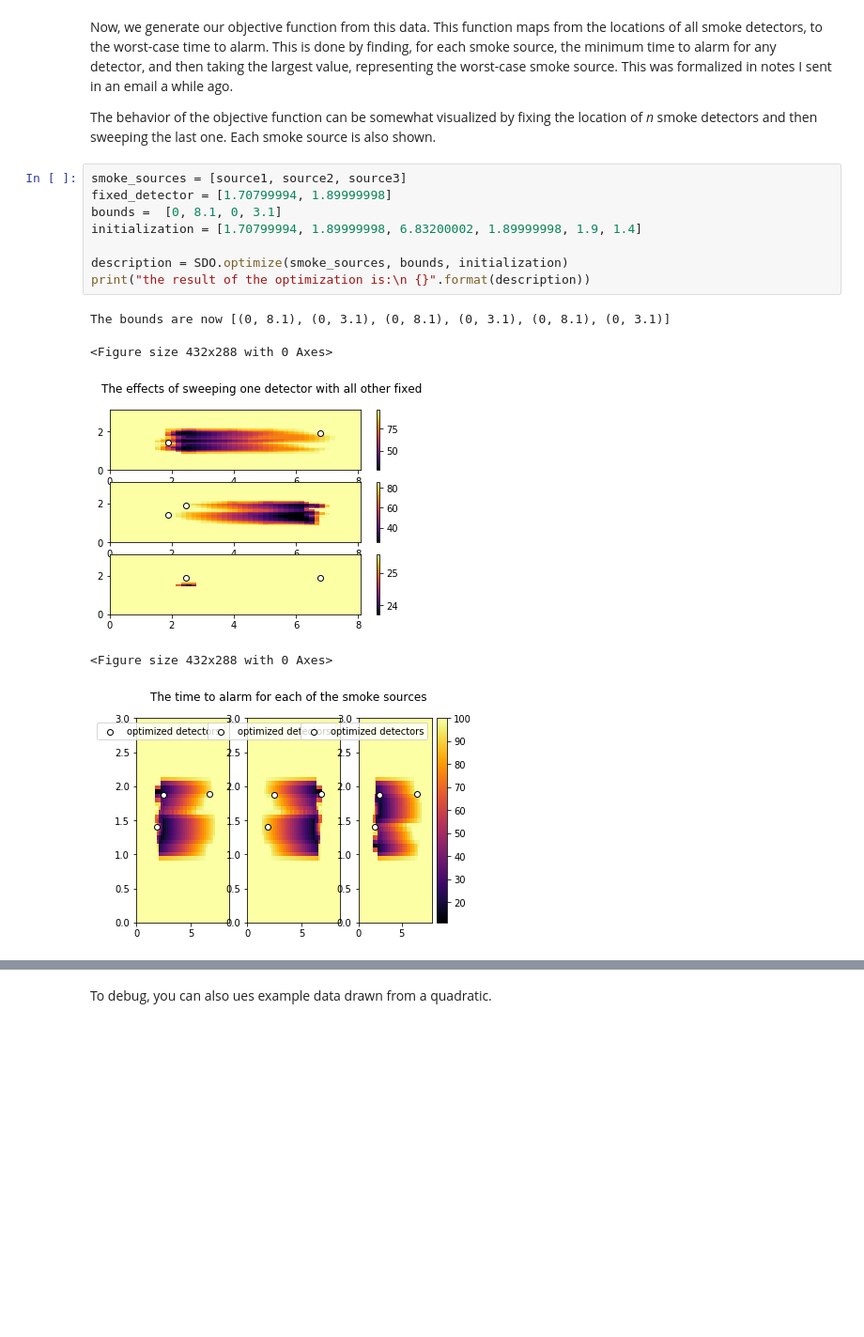
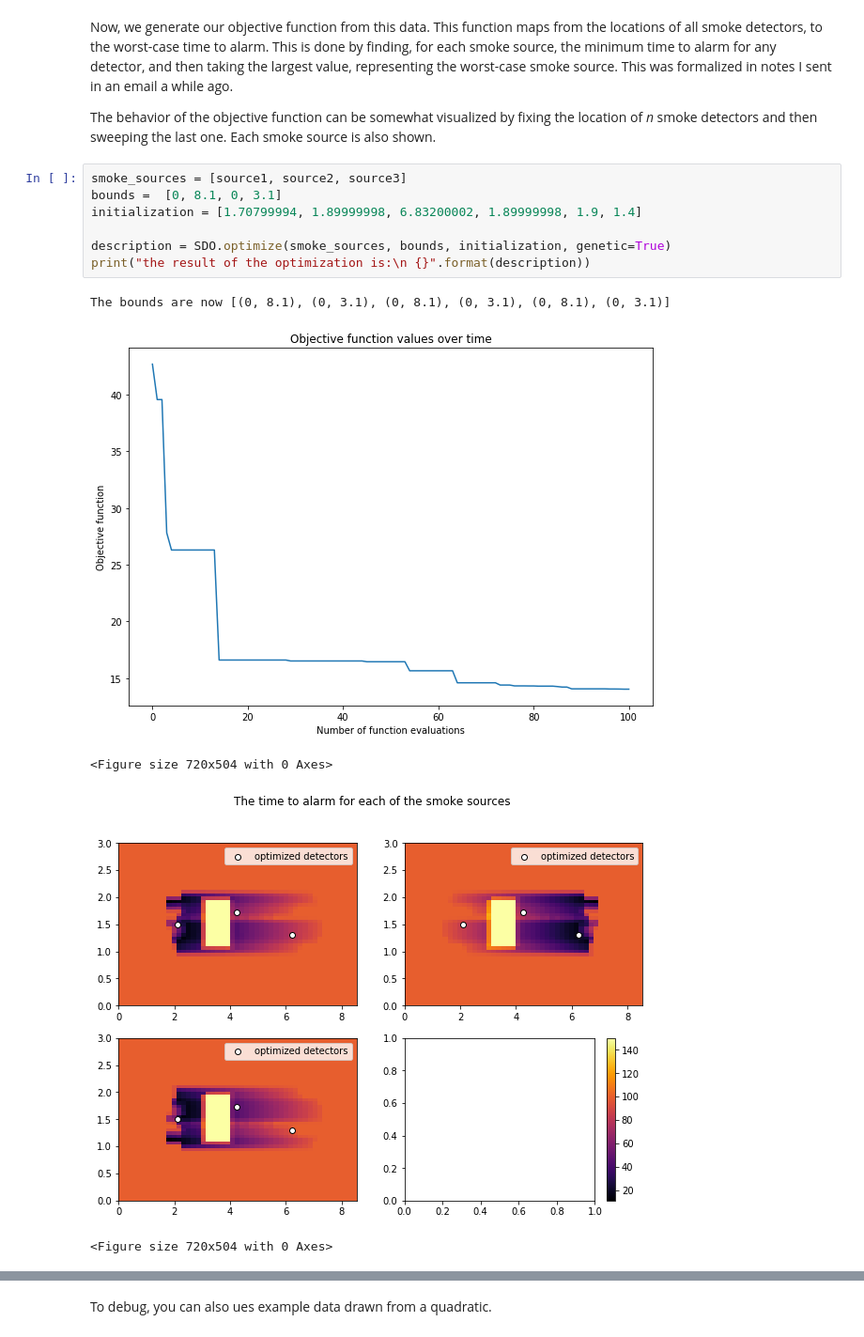
Before and after one commit to russelldj/SmokeDetectorOptimization, a Jupyter notebook: StreamlinedExperiments.ipynb, the cells around one changed output, grey strips where cells are left out. Shown at 94% size. Drawn from its saved outputs; the diff is of its cells as text; blank space fills up the shorter version.

```diff
--- a/StreamlinedExperiments.ipynb
+++ b/StreamlinedExperiments.ipynb
@@ -20,15 +23,14 @@ Now, we generate our objective function from this data. This function maps from
 The behavior of the objective function can be somewhat visualized by fixing the location of _n_ smoke detectors and then sweeping the last one. Each smoke source is also shown.
 # %%
 smoke_sources = [source1, source2, source3]
-fixed_detector = [1.70799994, 1.89999998]
 bounds =  [0, 8.1, 0, 3.1]
 initialization = [1.70799994, 1.89999998, 6.83200002, 1.89999998, 1.9, 1.4]
 
-description = SDO.optimize(smoke_sources, bounds, initialization)
+description = SDO.optimize(smoke_sources, bounds, initialization, genetic=True)
 print("the result of the optimization is:\n {}".format(description))
 # %% [output]
 The bounds are now [(0, 8.1), (0, 3.1), (0, 8.1), (0, 3.1), (0, 8.1), (0, 3.1)]
+[figure, new version]
-<Figure size 432x288 with 0 Axes>
+<Figure size 720x504 with 0 Axes>
-[figure, old version]
+[figure, new version]
-<Figure size 432x288 with 0 Axes>
+<Figure size 720x504 with 0 Axes>
-[figure, old version]
```
Also changed, not shown: parts of 9 cells of this notebook, 1 other file.
